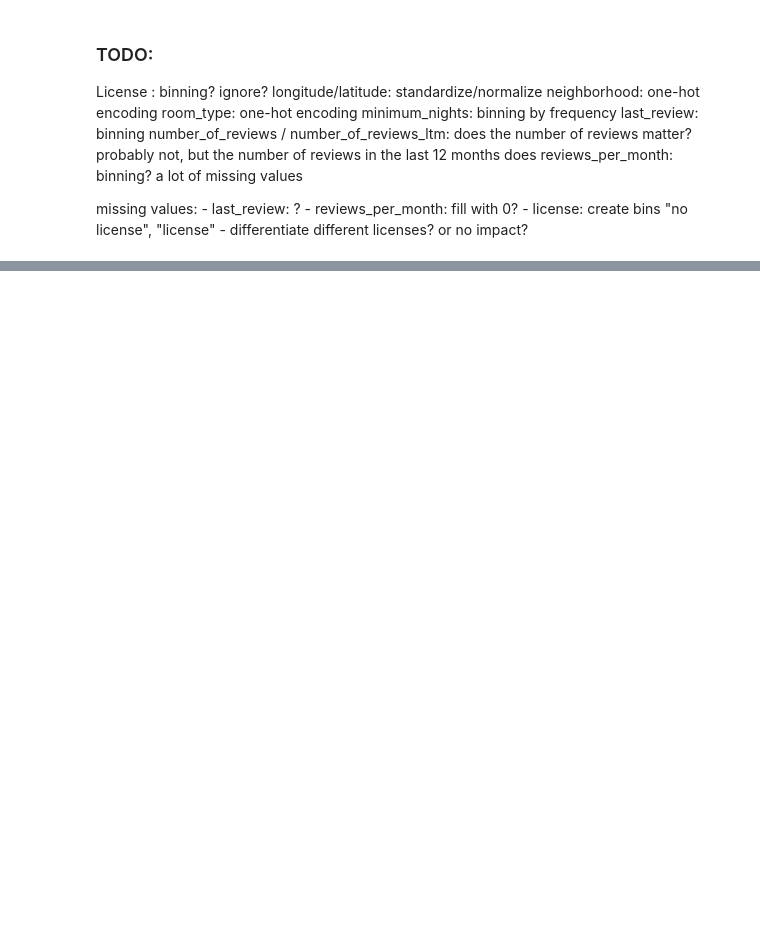
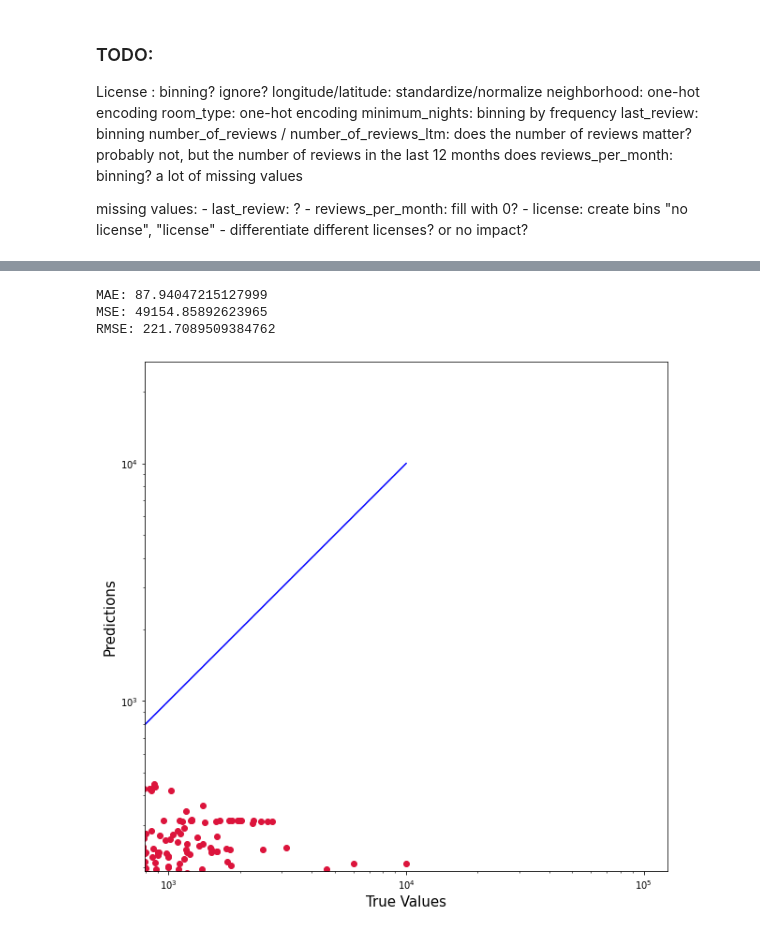
Before and after one commit to rsaSantos/DAA-Project, a Jupyter notebook: Task 1 (Group)/models/paris-airbnb.ipynb, the cells around one changed output, grey strips where cells are left out. Drawn from its saved outputs; the diff is of its cells as text; code cells hidden in the pictures; blank space fills up the shorter version.

Commit message:
updated: first model, some more analysis

```diff
--- a/Task 1 (Group)/models/paris-airbnb.ipynb
+++ b/Task 1 (Group)/models/paris-airbnb.ipynb
@@ -163,0 +214,3 @@ missing values:
+# %%
+# Remove all the rows with missing values
+data = data.dropna()
@@ -163,0 +238,12 @@ missing values:
+# %%
+from sklearn.model_selection import train_test_split
+
+X = data.drop('price', axis=1)
+Y = data.price
+
+X_train, X_test, Y_train, Y_test = train_test_split(X, Y, test_size=0.2, random_state=42)
+# %%
+from sklearn.linear_model import LinearRegression
+
+lm = LinearRegression()
+lm.fit(X_train, Y_train)
@@ -163,0 +273,26 @@ missing values:
+# %%
+from sklearn import metrics
+predictions = lm.predict(X_test)
+print('MAE:', metrics.mean_absolute_error(Y_test, predictions))
+print('MSE:', metrics.mean_squared_error(Y_test, predictions))
+print('RMSE:', np.sqrt(metrics.mean_squared_error(Y_test, predictions)))
+# %% [output]
+MAE: 87.94047215127999
+MSE: 49154.85892623965
+RMSE: 221.7089509384762
+# %%
+# plot predictions vs actual
+plt.figure(figsize=(10,10))
+plt.scatter(Y_test, predictions, c='crimson')
+plt.yscale('log')
+plt.xscale('log')
+
+p1 = max(max(predictions), max(Y_test))
+p2 = min(min(predictions), min(Y_test))
+plt.plot([p1, p2], [p1, p2], 'b-')
+plt.xlabel('True Values', fontsize=15)
+plt.ylabel('Predictions', fontsize=15)
+plt.axis('equal')
+plt.show()
+# %% [output]
+[figure, added]
```
Also changed, not shown: parts of 12 cells of this notebook.
